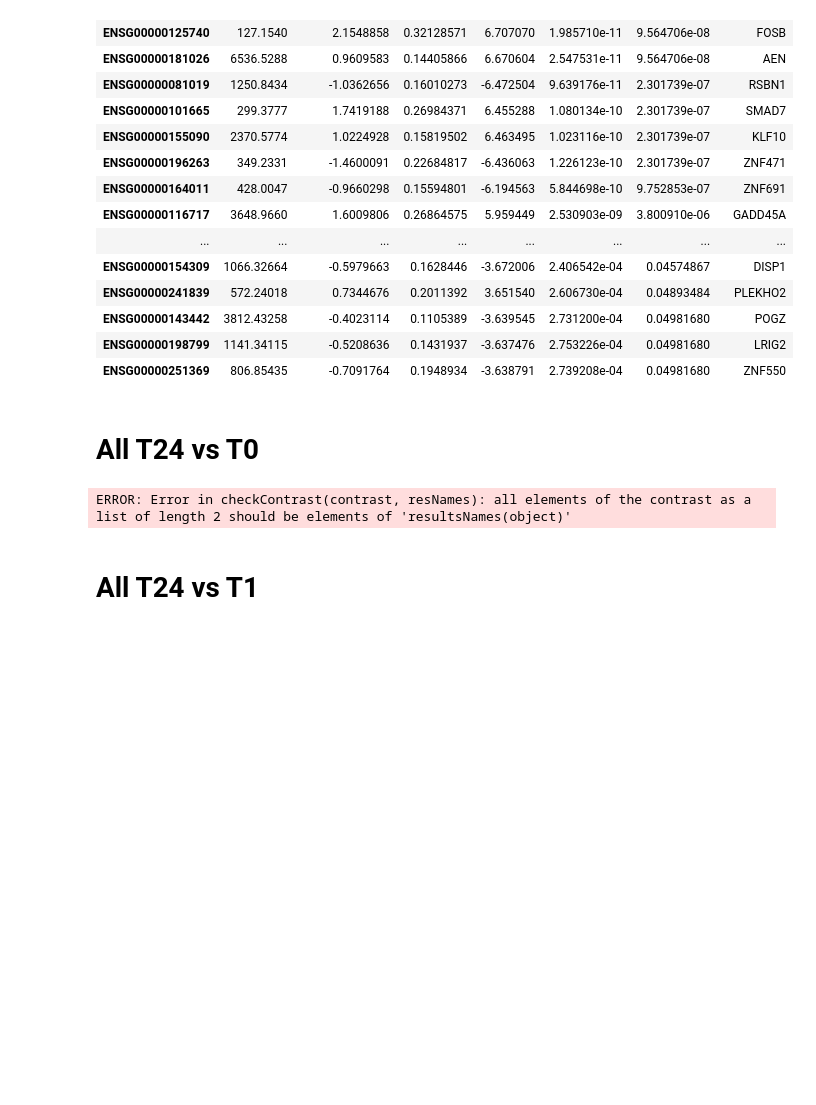
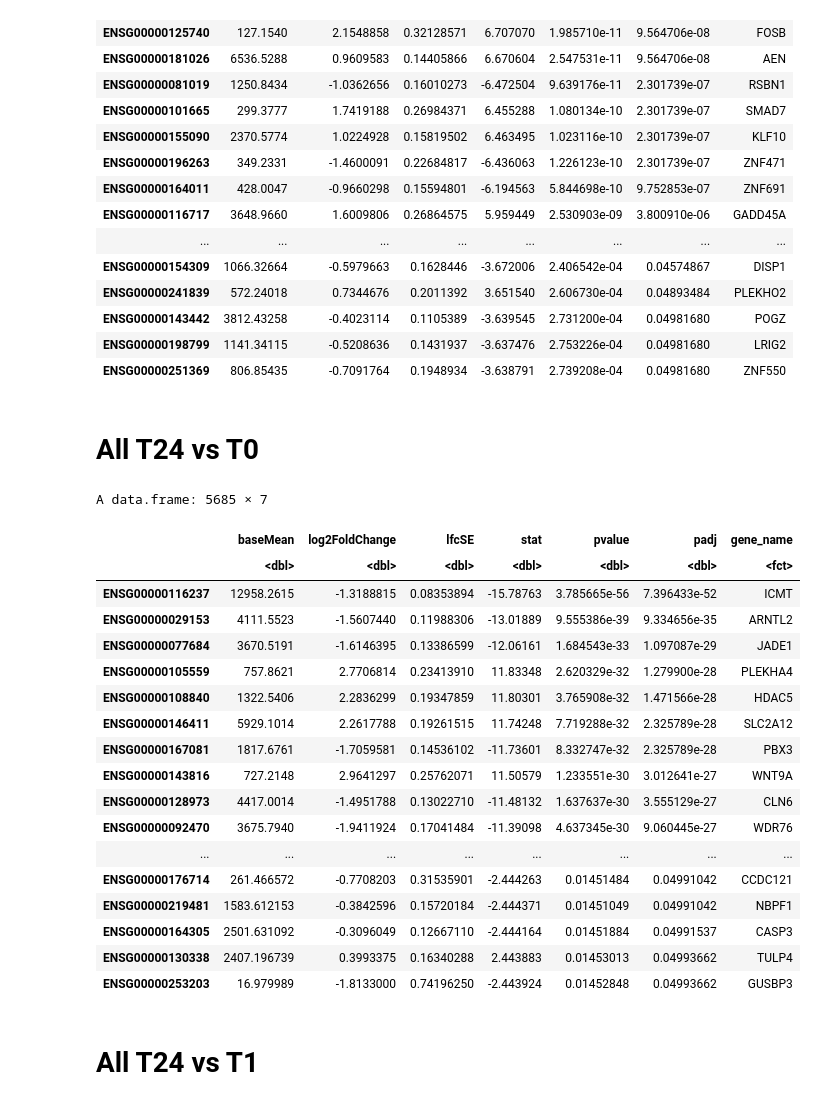
Before and after one commit to saketkc/2019_radiation_gbm, a Jupyter notebook: notebooks/03.RNA_seq_analysis.ipynb, the cells around one changed output. Cells and saved outputs as stored; diff of their text form; code cells hidden in the pictures; blank space fills up the shorter version.

```diff
--- a/notebooks/03.RNA_seq_analysis.ipynb
+++ b/notebooks/03.RNA_seq_analysis.ipynb
@@ -133,13 +133,31 @@ A data.frame: 83 × 7
 # All T24 vs T0
 # %%
 All.res.T24vsT0 <- results(dds,
-                           contrast = list(c('group_U251_T24_vs_U251.T0',
-                                             'group_U343_T24_vs_U251.T0'),
-                                           'group_U343_T0_vs_U251.T0'),
+                           contrast = list(c('group_U251_T24_vs_U251_T0',
+                                             'group_U343_T24_vs_U251_T0'),
+                                           'group_U343_T0_vs_U251_T0'),
                            listValues = c(1, -1))
 write_results(All.res.T24vsT0, 'All.RNASeq.res.T24vsT0')
 # %% [output]
-ERROR: Error in checkContrast(contrast, resNames): all elements of the contrast as a list of length 2 should be elements of 'resultsNames(object)'
+A data.frame: 5685 × 7
+|  | baseMean | log2FoldChange | lfcSE | stat | pvalue | padj | gene_name |
+|  | <dbl> | <dbl> | <dbl> | <dbl> | <dbl> | <dbl> | <fct> |
+| ENSG00000116237 | 12958.2615 | -1.3188815 | 0.08353894 | -15.78763 | 3.785665e-56 | 7.396433e-52 | ICMT |
+| ENSG00000029153 | 4111.5523 | -1.5607440 | 0.11988306 | -13.01889 | 9.555386e-39 | 9.334656e-35 | ARNTL2 |
+| ENSG00000077684 | 3670.5191 | -1.6146395 | 0.13386599 | -12.06161 | 1.684543e-33 | 1.097087e-29 | JADE1 |
+| ENSG00000105559 | 757.8621 | 2.7706814 | 0.23413910 | 11.83348 | 2.620329e-32 | 1.279900e-28 | PLEKHA4 |
+| ENSG00000108840 | 1322.5406 | 2.2836299 | 0.19347859 | 11.80301 | 3.765908e-32 | 1.471566e-28 | HDAC5 |
+| ENSG00000146411 | 5929.1014 | 2.2617788 | 0.19261515 | 11.74248 | 7.719288e-32 | 2.325789e-28 | SLC2A12 |
+| ENSG00000167081 | 1817.6761 | -1.7059581 | 0.14536102 | -11.73601 | 8.332747e-32 | 2.325789e-28 | PBX3 |
+| ENSG00000143816 | 727.2148 | 2.9641297 | 0.25762071 | 11.50579 | 1.233551e-30 | 3.012641e-27 | WNT9A |
+| ENSG00000128973 | 4417.0014 | -1.4951788 | 0.13022710 | -11.48132 | 1.637637e-30 | 3.555129e-27 | CLN6 |
+| ENSG00000092470 | 3675.7940 | -1.9411924 | 0.17041484 | -11.39098 | 4.637345e-30 | 9.060445e-27 | WDR76 |
+| ... | ... | ... | ... | ... | ... | ... | ... |
+| ENSG00000176714 | 261.466572 | -0.7708203 | 0.31535901 | -2.444263 | 0.01451484 | 0.04991042 | CCDC121 |
+| ENSG00000219481 | 1583.612153 | -0.3842596 | 0.15720184 | -2.444371 | 0.01451049 | 0.04991042 | NBPF1 |
+| ENSG00000164305 | 2501.631092 | -0.3096049 | 0.12667110 | -2.444164 | 0.01451884 | 0.04991537 | CASP3 |
+| ENSG00000130338 | 2407.196739 | 0.3993375 | 0.16340288 | 2.443883 | 0.01453013 | 0.04993662 | TULP4 |
+| ENSG00000253203 | 16.979989 | -1.8133000 | 0.74196250 | -2.443924 | 0.01452848 | 0.04993662 | GUSBP3 |
 # %% [markdown]
 # All T24 vs T1
 # %%
```
Also changed, not shown: parts of 1 cell of this notebook, 1 other file.
